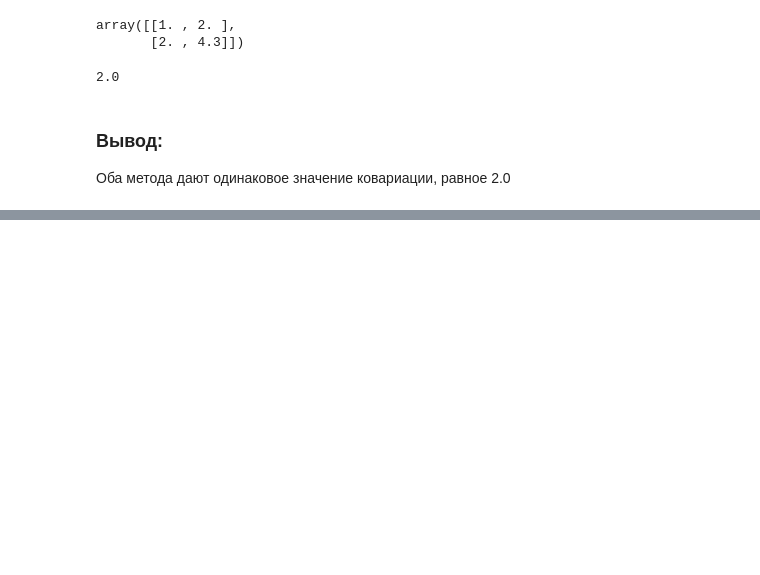
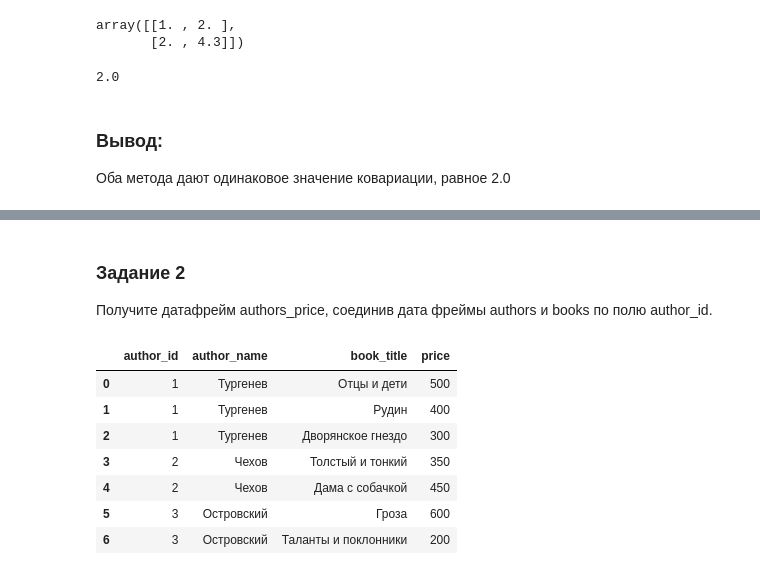
Before and after one commit to Chernaya-Nataliya/Python_Data_Science, a Jupyter notebook: PR_1/DZ1.ipynb, the cells around one changed output, grey strips where cells are left out. Drawn from its saved outputs; the diff is of its cells as text; code cells hidden in the pictures; blank space fills up the shorter version.

```diff
--- a/PR_1/DZ1.ipynb
+++ b/PR_1/DZ1.ipynb
@@ -90,0 +142,15 @@ cov_value
+# %% [markdown]
+### Задание 2
+Получите датафрейм authors_price, соединив дата фреймы authors и books по полю author_id.
+# %%
+authors_price = pd.merge(authors, book, on='author_id', how='outer')
+authors_price
+# %% [output]
+|  | author_id | author_name | book_title | price |
+| 0 | 1 | Тургенев | Отцы и дети | 500 |
+| 1 | 1 | Тургенев | Рудин | 400 |
+| 2 | 1 | Тургенев | Дворянское гнездо | 300 |
+| 3 | 2 | Чехов | Толстый и тонкий | 350 |
+| 4 | 2 | Чехов | Дама с собачкой | 450 |
+| 5 | 3 | Островский | Гроза | 600 |
+| 6 | 3 | Островский | Таланты и поклонники | 200 |
```
Also changed, not shown: parts of 17 cells of this notebook, 1 other file.
